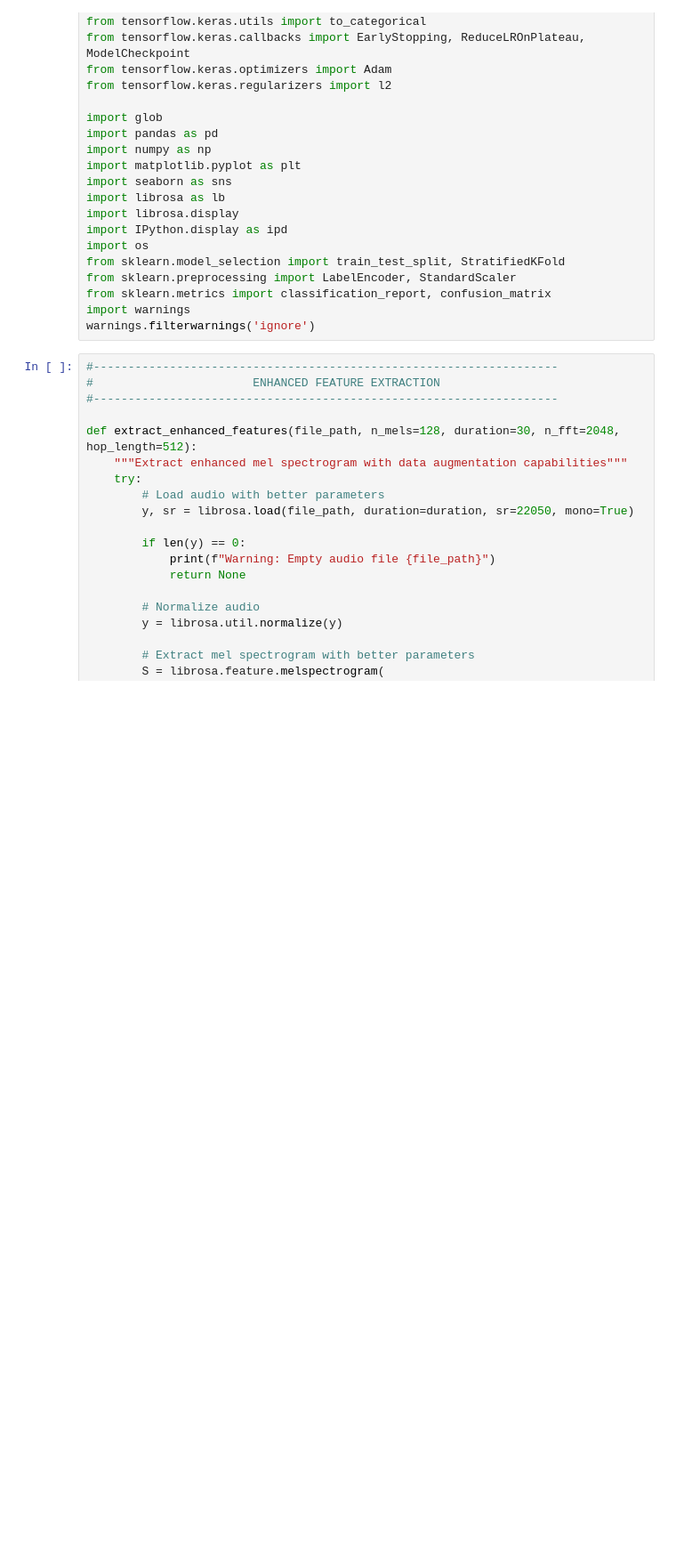
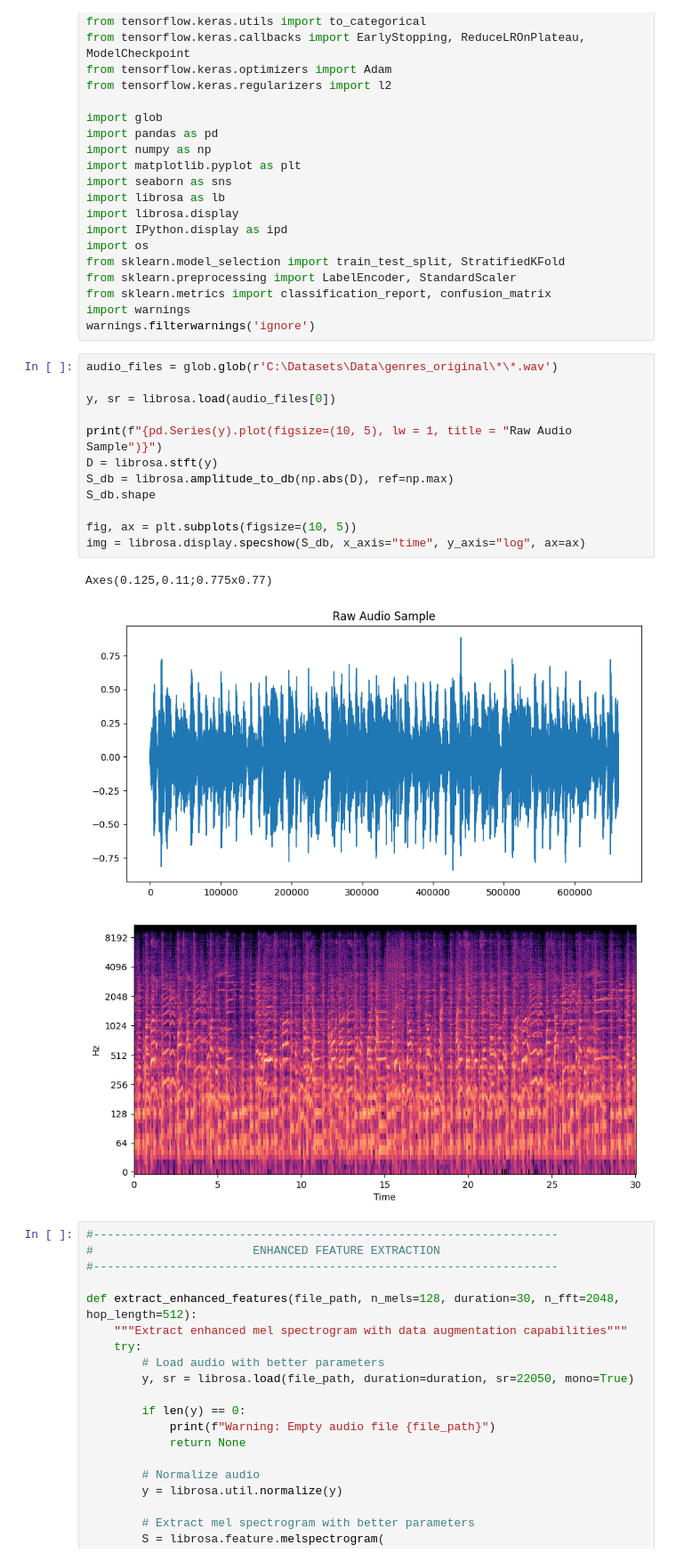
Before and after one commit to mexanik619/Music-Genre-Classifier, a Jupyter notebook: improvedmusicgenre.ipynb, the cells around one changed output. Shown at 89% size. Cells and saved outputs as stored; diff of their text form; blank space fills up the shorter version.

```diff
--- a/improvedmusicgenre.ipynb
+++ b/improvedmusicgenre.ipynb
@@ -27,6 +27,22 @@ from sklearn.preprocessing import LabelEncoder, StandardScaler
 from sklearn.metrics import classification_report, confusion_matrix
 import warnings
 warnings.filterwarnings('ignore')
+# %%
+audio_files = glob.glob(r'C:\Datasets\Data\genres_original\*\*.wav')
+
+y, sr = librosa.load(audio_files[0])
+
+print(f"{pd.Series(y).plot(figsize=(10, 5), lw = 1, title = "Raw Audio Sample")}")
+D = librosa.stft(y)
+S_db = librosa.amplitude_to_db(np.abs(D), ref=np.max)
+S_db.shape
+
+fig, ax = plt.subplots(figsize=(10, 5))
+img = librosa.display.specshow(S_db, x_axis="time", y_axis="log", ax=ax)
+# %% [output]
+Axes(0.125,0.11;0.775x0.77)
+[figure, added]
+[figure, added]
 # %%
 #-------------------------------------------------------------------
 #                       ENHANCED FEATURE EXTRACTION
```
Also changed, not shown: parts of 2 cells of this notebook, 1 other file.
